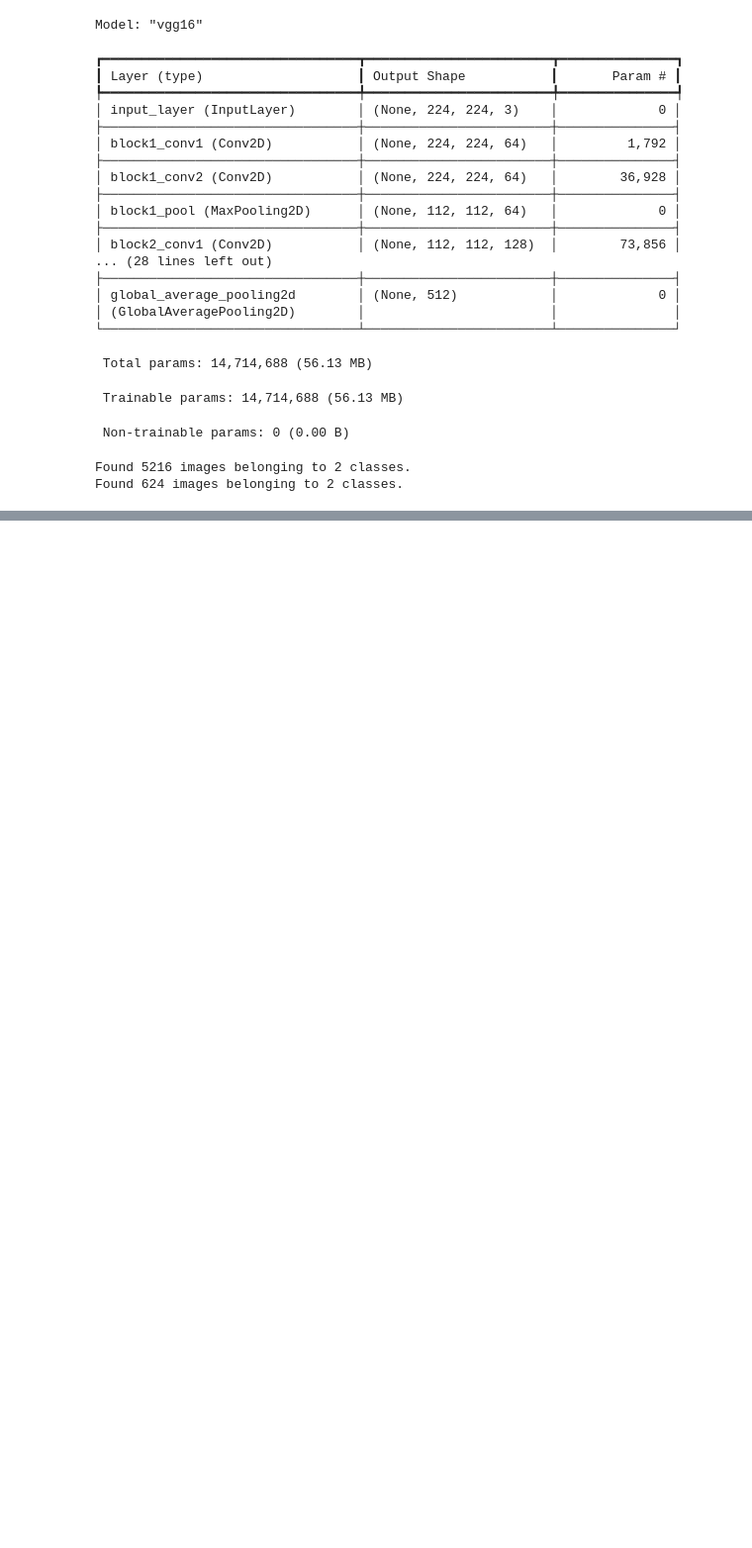
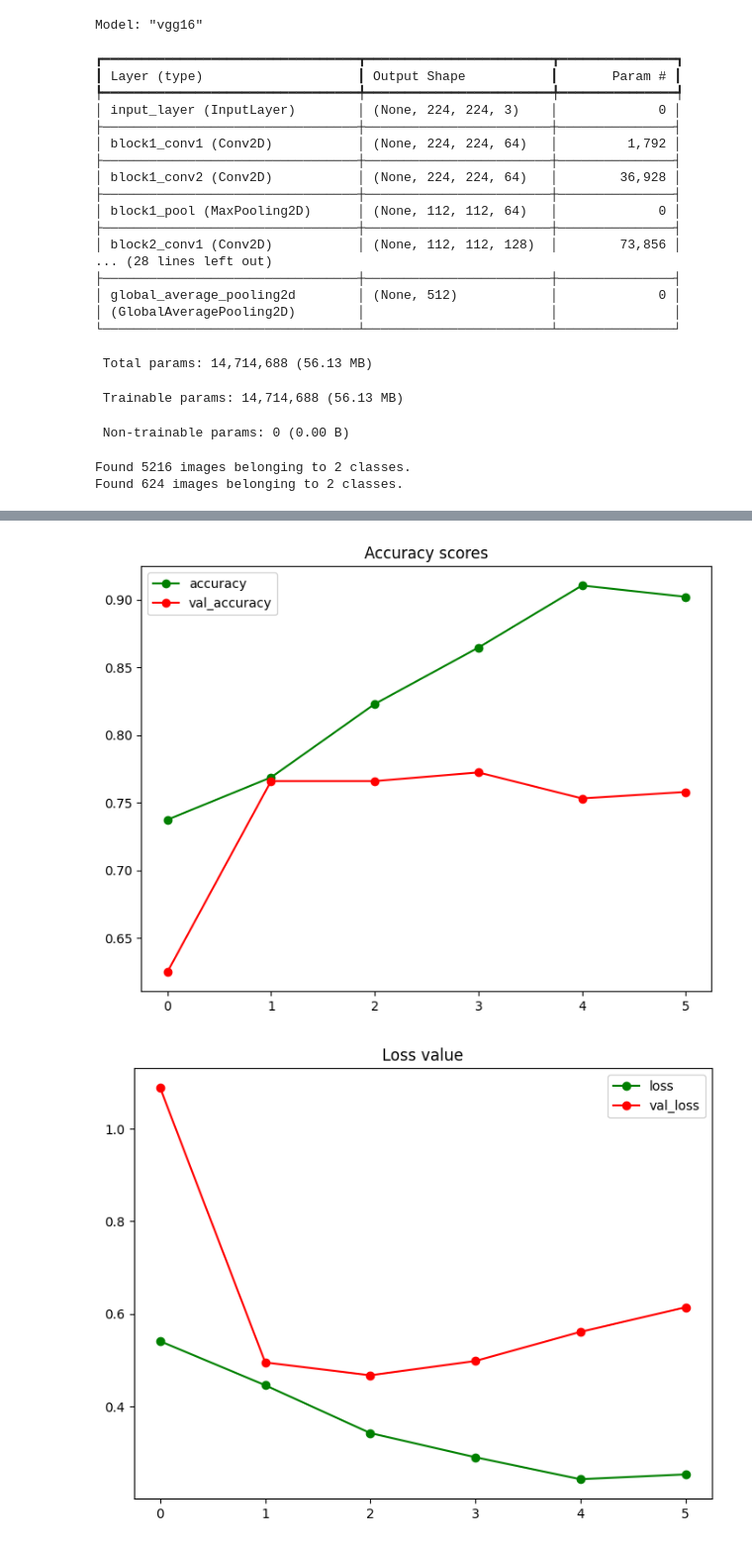
Before and after one commit to HuzaifaAliBaig/Pnemonia-Detection, a Jupyter notebook: pneumonia-detection.ipynb, the cells around one changed output, grey strips where cells are left out. Shown at 99% size. Drawn from its saved outputs; the diff is of its cells as text; code cells hidden in the pictures; blank space fills up the shorter version.

```diff
--- a/pneumonia-detection.ipynb
+++ b/pneumonia-detection.ipynb
@@ -153,6 +147,6 @@ from tensorflow.keras.callbacks import EarlyStopping
 early_stopping_cb = EarlyStopping(monitor='val_loss', patience=3, restore_best_weights=True)
 
 # Fit the model with the defined callback
-history = model.fit(Train, epochs=20, validation_data=val, steps_per_epoch=50, callbacks=[early_stopping_cb])
+history = model.fit(Train, epochs=20, validation_data=val, steps_per_epoch=30, callbacks=[early_stopping_cb])
 # %% [output]
 Epoch 1/20
@@ -162,2 +203,18 @@ accuracy = model.evaluate_generator(test_ds,624)[1]
+# %%
+plt.figure(figsize=(8,6))
+plt.title('Accuracy scores')
+plt.plot(history.history['accuracy'],'go-')
+plt.plot(history.history['val_accuracy'],'ro-')
+plt.legend(['accuracy', 'val_accuracy'])
+plt.show()
+plt.figure(figsize=(8,6))
+plt.title('Loss value')
+plt.plot(history.history['loss'],'go-')
+plt.plot(history.history['val_loss'],'ro-')
+plt.legend(['loss', 'val_loss'])
+plt.show()
+# %% [output]
+[figure, added]
+[figure, added]
 # %%
 accuracy
```
Also changed, not shown: parts of 4 cells of this notebook.
